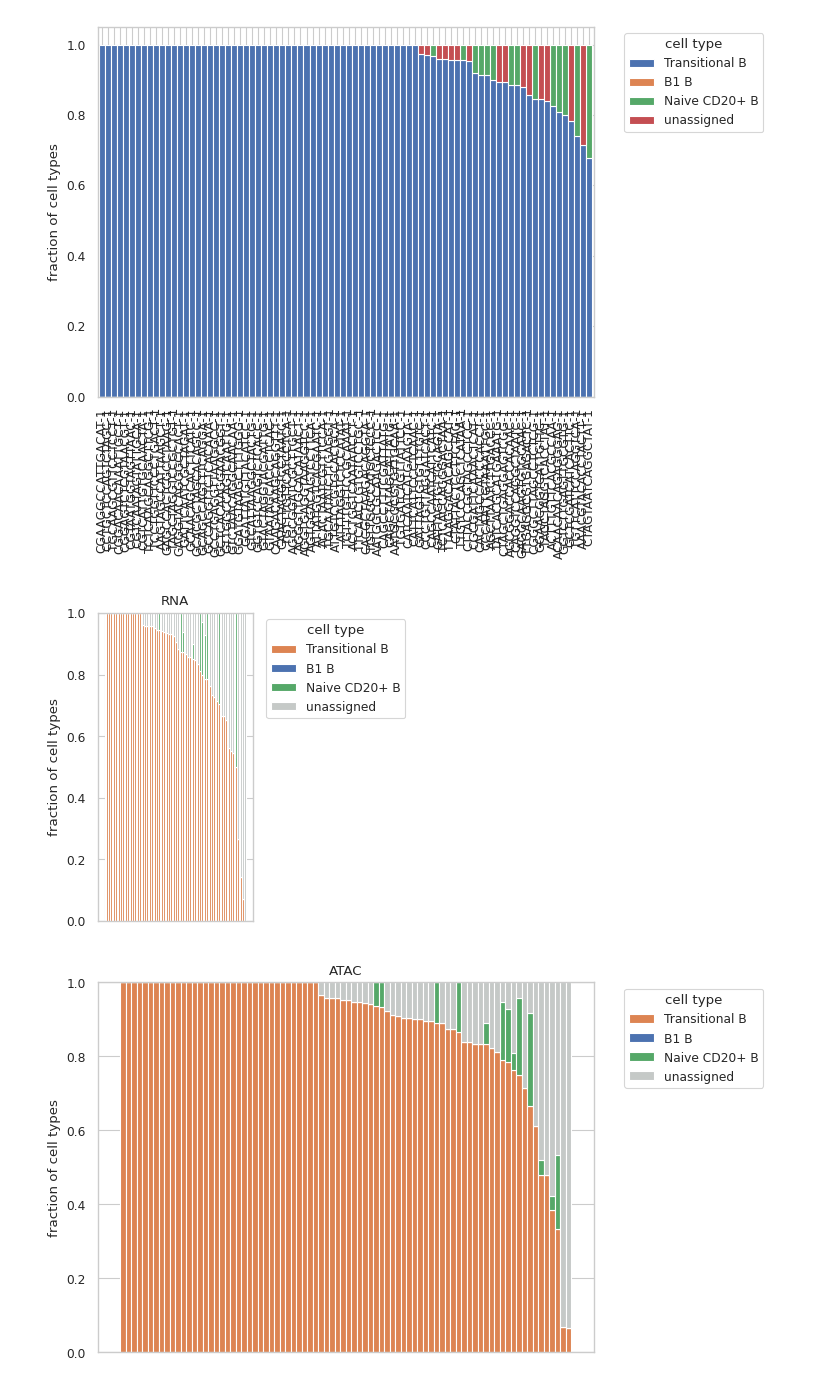
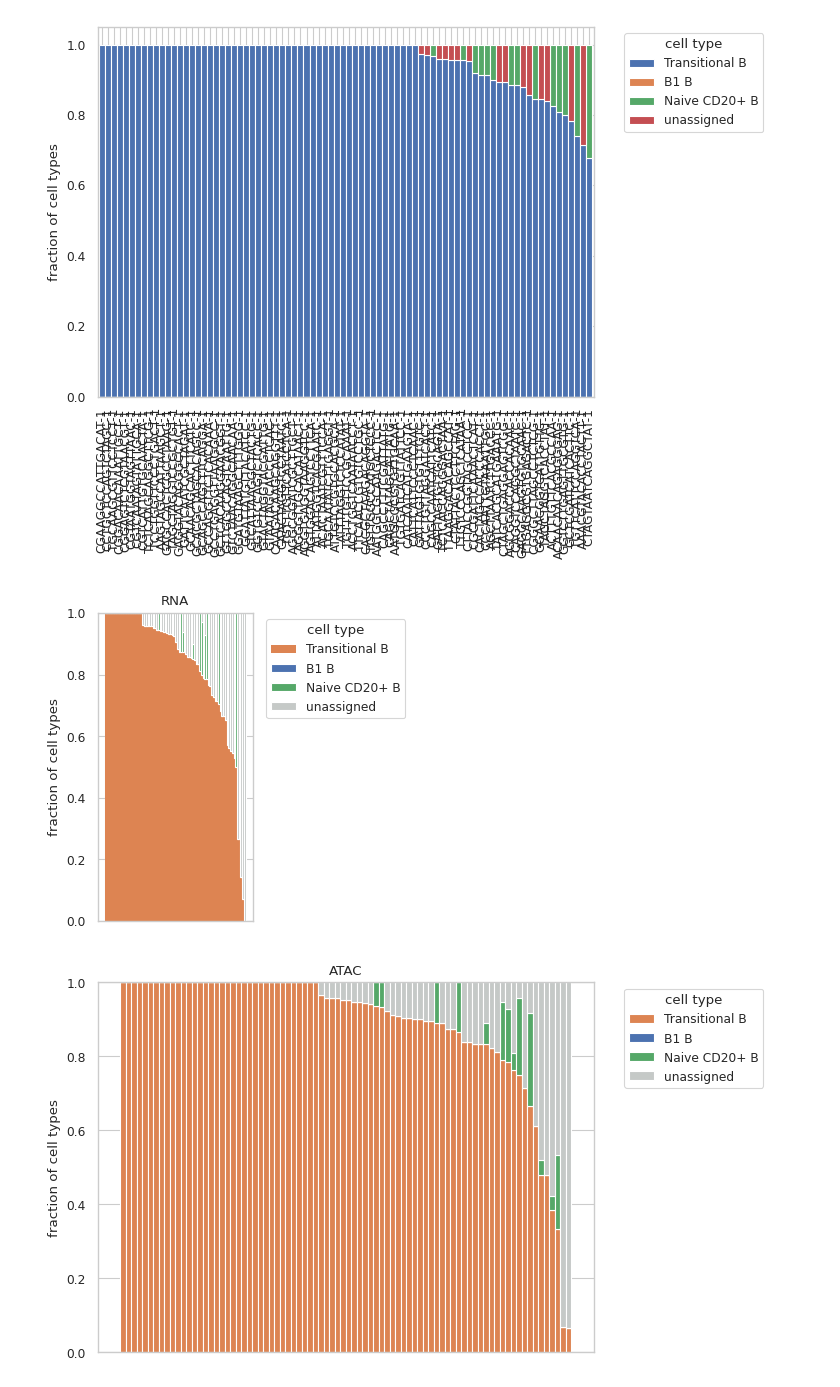
Before and after one commit to czbiohub-sf/celltype_annotation_tutorial, a Jupyter notebook: notebooks/Fig4S1_RNA_ATAC_celltype_distances.ipynb, the cells around one changed output. Saved outputs shown, nothing was run; the diff lists cells and outputs as text; code cells hidden in the pictures.

Commit message:
minor edits on ATAC figure panels

```diff
--- a/notebooks/Fig4S1_RNA_ATAC_celltype_distances.ipynb
+++ b/notebooks/Fig4S1_RNA_ATAC_celltype_distances.ipynb
@@ -894,29 +894,29 @@ plt.show()
 # %%
 # ['#4c72b0', '#dd8452', '#55a868', '#C5C9C7'] = ["B1 B", "Transitional B","Naive CD20+ B","unassigned"]
 df_sorted = df_frac_RNA.sort_values('Transitional B', ascending=False)
 transB = df_sorted.loc[:,"Transitional B"].to_list()
 B1B = df_sorted.loc[:,"B1 B"].to_list()
 naiveCD20B = df_sorted.loc[:,"Naive CD20+ B"].to_list()
 unassigned = df_sorted.loc[:,"unassigned"].to_list()
 
 fig, ax = plt.subplots(figsize=(2,4))
 bar_width = 1
-ax.bar(df_sorted.index,transB, color="#dd8452", width=bar_width,label="Transitional B")
+ax.bar(df_sorted.index,transB, color="#dd8452", width=bar_width,label="Transitional B", linewidth=0)
 ax.bar(df_sorted.index, B1B, bottom=transB, color="#4c72b0", width=bar_width, label="B1 B")
 ax.bar(df_sorted.index, naiveCD20B, bottom= [sum(x) for x in zip(transB, B1B)], color="#55a868", width=bar_width,
        label="Naive CD20+ B")
 ax.bar(df_sorted.index, unassigned,bottom = [sum(x) for x in zip(transB, B1B, naiveCD20B)],
        color="#C5C9C7", width=bar_width, label="unassigned")
 ax.set_ylabel("fraction of cell types")
 ax.set_xticklabels([])
 ax.set_title("RNA")
 ax.legend(title="cell type", bbox_to_anchor=(1.05,1), loc="upper left")
-with plt.rc_context({"figure.dpi": (300)}):
-    plt.savefig(figpath+"frac_manual_B_subtypes_neighbors_RNA_stacked_bars.pdf",
-                dpi=300, bbox_inches="tig)
-    plt.show()
+
+plt.savefig(figpath+"frac_manual_B_subtypes_neighbors_RNA_stacked_bars.pdf",
+                dpi=300, bbox_inches="tight", pad_inches=0)
+plt.show()
 # %% [output]
-[figure, old version]
+[figure, new version]
 # %%
 # ['#4c72b0', '#dd8452', '#55a868', '#C5C9C7'] = ["B1 B", "Transitional B","Naive CD20+ B","unassigned"]
 df_sorted = df_frac_ATAC.sort_values('Transitional B', ascending=False)
```
Also changed, not shown: 1 other file.
